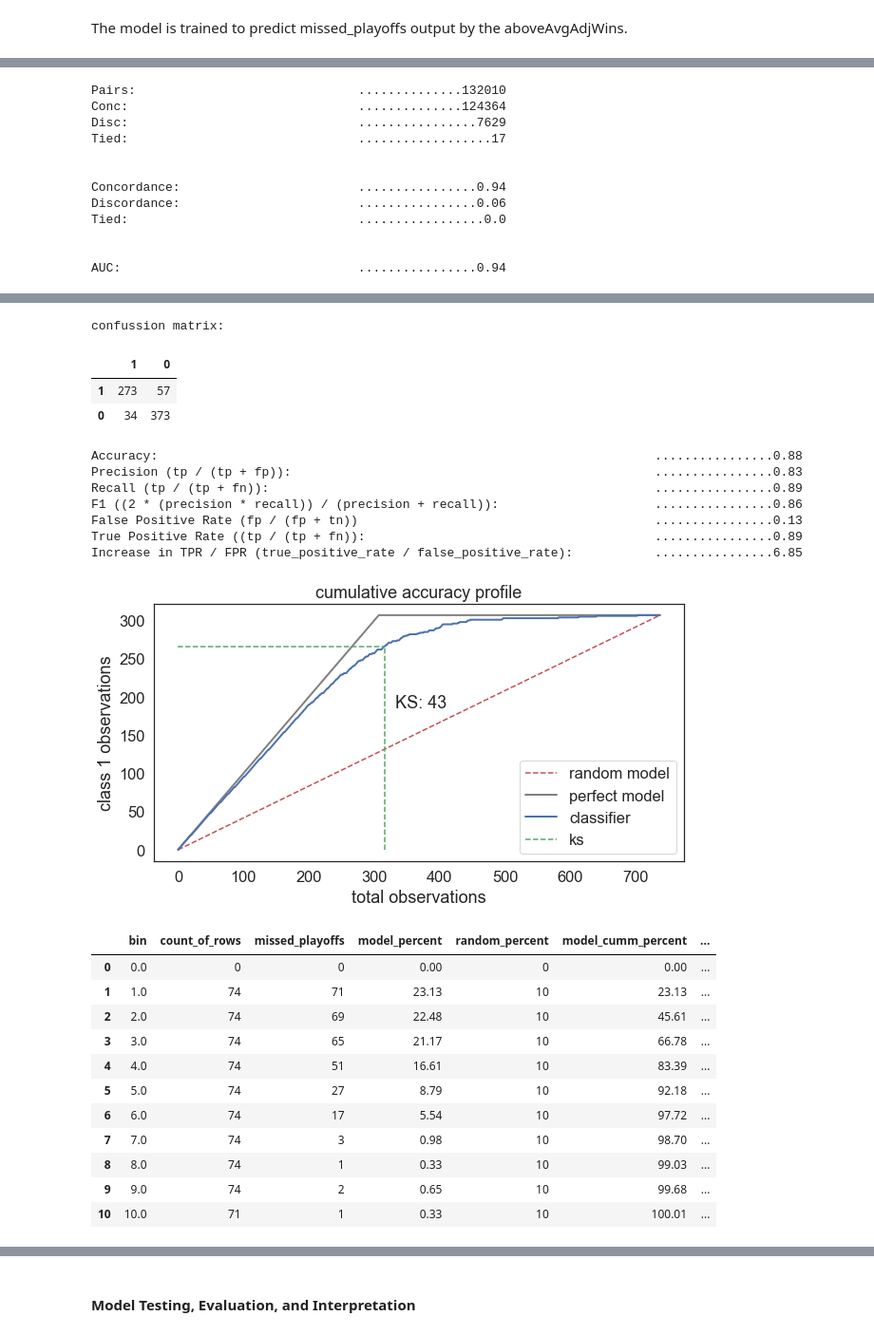
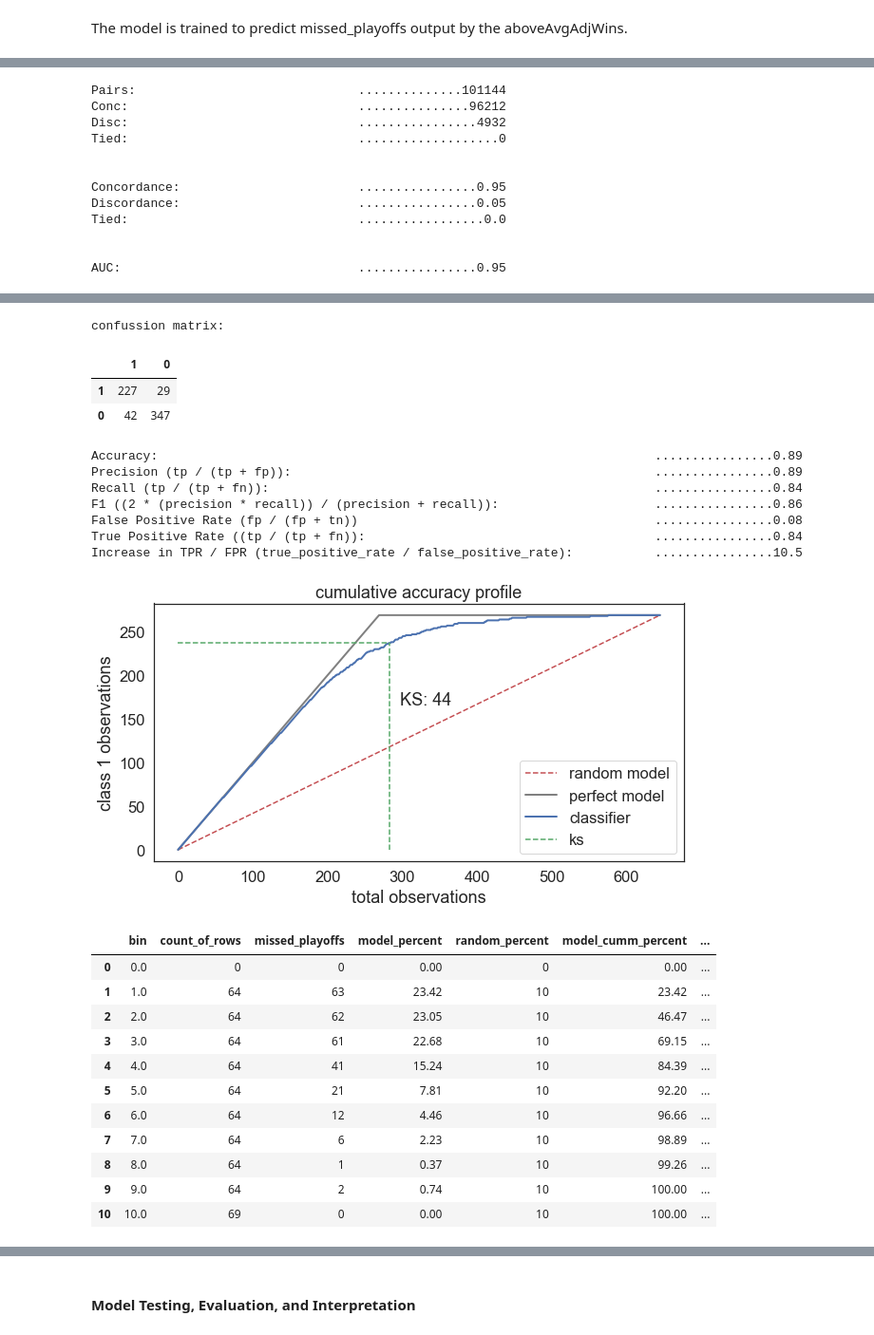
Before and after one commit to joseppbenvenuto/NHL_ML_Analysis, a Jupyter notebook: Classification_Analysis/NHL_1983_2021_Logistic_Regression.ipynb, the cells around one changed output, grey strips where cells are left out. Shown at 95% size. Cells and saved outputs as stored; diff of their text form; code cells hidden in the pictures.

```diff
--- a/Classification_Analysis/NHL_1983_2021_Logistic_Regression.ipynb
+++ b/Classification_Analysis/NHL_1983_2021_Logistic_Regression.ipynb
@@ -72,7 +72,7 @@ The frequencies of the missed_playoffs instances are observed.
 # Split the data into an 80/20 train and test stratified split by missed_playoffs frequency
 split = StratifiedShuffleSplit(
     n_splits = 1,
-    test_size = 0.2,
+    test_size = 0.3,
     random_state = 42
 )
 
@@ -376,7 +388,7 @@ Optimization terminated successfully.
 The model is trained to predict missed_playoffs output by the aboveAvgAdjWins.
 # %%
 # Adjust prediction threshold
-proba_threshold = 0.386778
+proba_threshold = 0.505125
 
 results['predictions_train'] = np.where(
     results['predicted_proba'] >= proba_threshold,
@@ -416,8 +428,8 @@ train_cap_auc = cap_auc(
     X = X_train,
     length = 5,
     width = 10,
-    ks = 43,
-    text = 'KS: 43',
+    ks = 44,
+    text = 'KS: 44',
     font = 1.5
 )
 
@@ -437,15 +449,15 @@ boostrap_f1(
     font = 1.5
 )
 # %% [output]
-Pairs:                              ..............132010
-Conc:                               ..............124364
-Disc:                               ................7629
-Tied:                               ..................17
+Pairs:                              ..............101144
+Conc:                               ...............96212
+Disc:                               ................4932
+Tied:                               ...................0
 
 
-Concordance:                        ................0.94
-Discordance:                        ................0.06
+Concordance:                        ................0.95
+Discordance:                        ................0.05
 Tied:                               .................0.0
 
 
-AUC:                                ................0.94
+AUC:                                ................0.95
@@ -453,25 +465,25 @@ AUC:                                ................0.94
 confussion matrix:
 |  | 1 | 0 |
-| 1 | 273 | 57 |
-| 0 | 34 | 373 |
+| 1 | 227 | 29 |
+| 0 | 42 | 347 |
-Accuracy:                                                                   ................0.88
-Precision (tp / (tp + fp)):                                                 ................0.83
-Recall (tp / (tp + fn)):                                                    ................0.89
+Accuracy:                                                                   ................0.89
+Precision (tp / (tp + fp)):                                                 ................0.89
+Recall (tp / (tp + fn)):                                                    ................0.84
 F1 ((2 * (precision * recall)) / (precision + recall)):                     ................0.86
-False Positive Rate (fp / (fp + tn))                                        ................0.13
-True Positive Rate ((tp / (tp + fn)):                                       ................0.89
-Increase in TPR / FPR (true_positive_rate / false_positive_rate):           ................6.85
+False Positive Rate (fp / (fp + tn))                                        ................0.08
+True Positive Rate ((tp / (tp + fn)):                                       ................0.84
+Increase in TPR / FPR (true_positive_rate / false_positive_rate):           ................10.5
-[figure, old version]
+[figure, new version]
 |  | bin | count_of_rows | missed_playoffs | model_percent | random_percent | model_cumm_percent | ... |
 | 0 | 0.0 | 0 | 0 | 0.00 | 0 | 0.00 | ... |
-| 1 | 1.0 | 74 | 71 | 23.13 | 10 | 23.13 | ... |
-| 2 | 2.0 | 74 | 69 | 22.48 | 10 | 45.61 | ... |
-| 3 | 3.0 | 74 | 65 | 21.17 | 10 | 66.78 | ... |
-| 4 | 4.0 | 74 | 51 | 16.61 | 10 | 83.39 | ... |
-| 5 | 5.0 | 74 | 27 | 8.79 | 10 | 92.18 | ... |
-| 6 | 6.0 | 74 | 17 | 5.54 | 10 | 97.72 | ... |
-| 7 | 7.0 | 74 | 3 | 0.98 | 10 | 98.70 | ... |
-| 8 | 8.0 | 74 | 1 | 0.33 | 10 | 99.03 | ... |
-| 9 | 9.0 | 74 | 2 | 0.65 | 10 | 99.68 | ... |
-| 10 | 10.0 | 71 | 1 | 0.33 | 10 | 100.01 | ... |
+| 1 | 1.0 | 64 | 63 | 23.42 | 10 | 23.42 | ... |
+| 2 | 2.0 | 64 | 62 | 23.05 | 10 | 46.47 | ... |
+| 3 | 3.0 | 64 | 61 | 22.68 | 10 | 69.15 | ... |
+| 4 | 4.0 | 64 | 41 | 15.24 | 10 | 84.39 | ... |
+| 5 | 5.0 | 64 | 21 | 7.81 | 10 | 92.20 | ... |
+| 6 | 6.0 | 64 | 12 | 4.46 | 10 | 96.66 | ... |
+| 7 | 7.0 | 64 | 6 | 2.23 | 10 | 98.89 | ... |
+| 8 | 8.0 | 64 | 1 | 0.37 | 10 | 99.26 | ... |
+| 9 | 9.0 | 64 | 2 | 0.74 | 10 | 100.00 | ... |
+| 10 | 10.0 | 69 | 0 | 0.00 | 10 | 100.00 | ... |
 |  | bin | min_predicted_proba_per_bin | max_predicted_proba_per_bin | mean_predicted_proba_per_bin | median_predicted_proba_per_bin |
```
Also changed, not shown: parts of 17 cells of this notebook, 11 other files.
